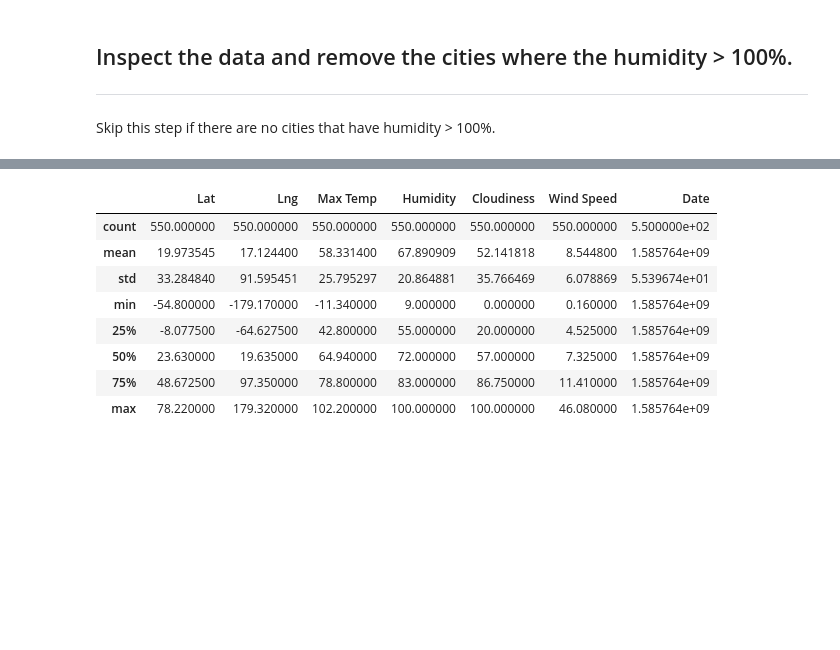
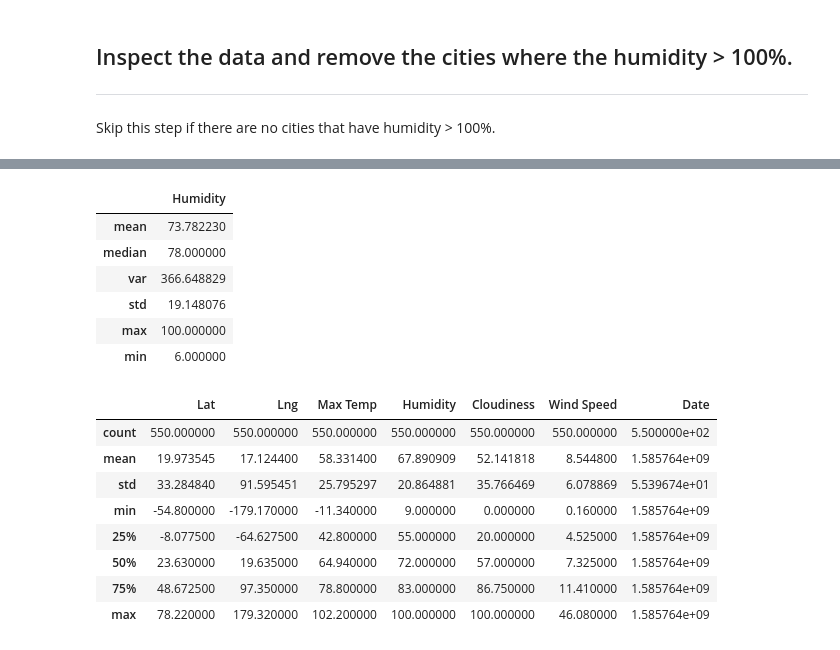
Before and after one commit to SandyGoodell/python-api-challenge, a Jupyter notebook: WeatherPy/WeatherPy.ipynb, the cells around one changed output, grey strips where cells are left out. Drawn from its saved outputs; the diff is of its cells as text; code cells hidden in the pictures; blank space fills up the shorter version.

```diff
--- a/WeatherPy/WeatherPy.ipynb
+++ b/WeatherPy/WeatherPy.ipynb
@@ -181,3 +215,14 @@ Skip this step if there are no cities that have humidity > 100%.
+# %%
+#  Get the indices of cities that have humidity over 100%.
+city_data_df.agg({'Humidity':['mean', 'median', 'var', 'std', 'max', 'min']})
+# %% [output]
+|  | Humidity |
+| mean | 73.782230 |
+| median | 78.000000 |
+| var | 366.648829 |
+| std | 19.148076 |
+| max | 100.000000 |
+| min | 6.000000 |
 # %%
 # %% [output]
 |  | Lat | Lng | Max Temp | Humidity | Cloudiness | Wind Speed | Date |
```
Also changed, not shown: parts of 5 cells of this notebook, 1 other file.
